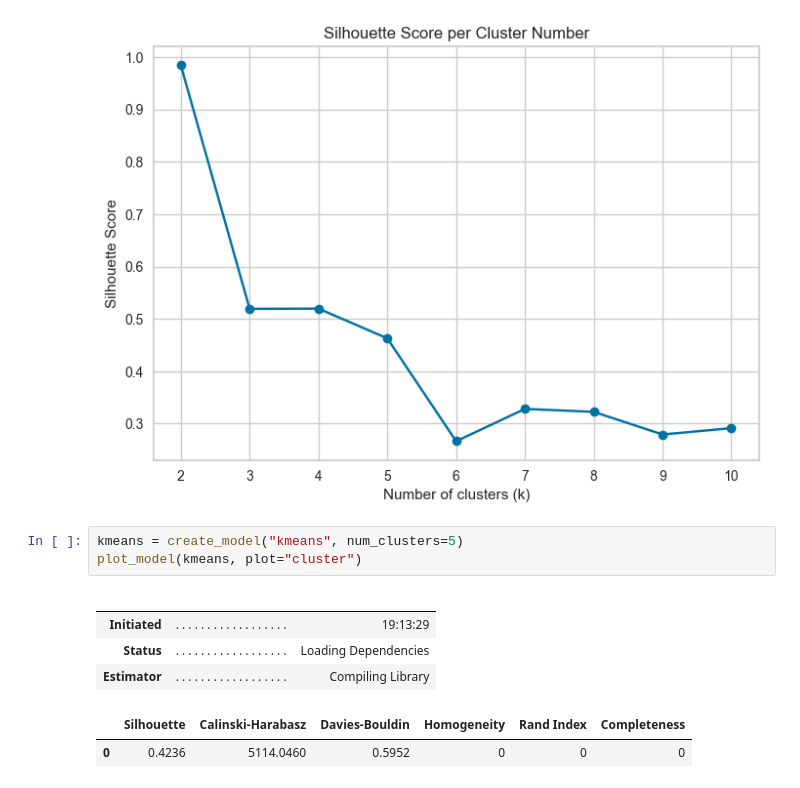
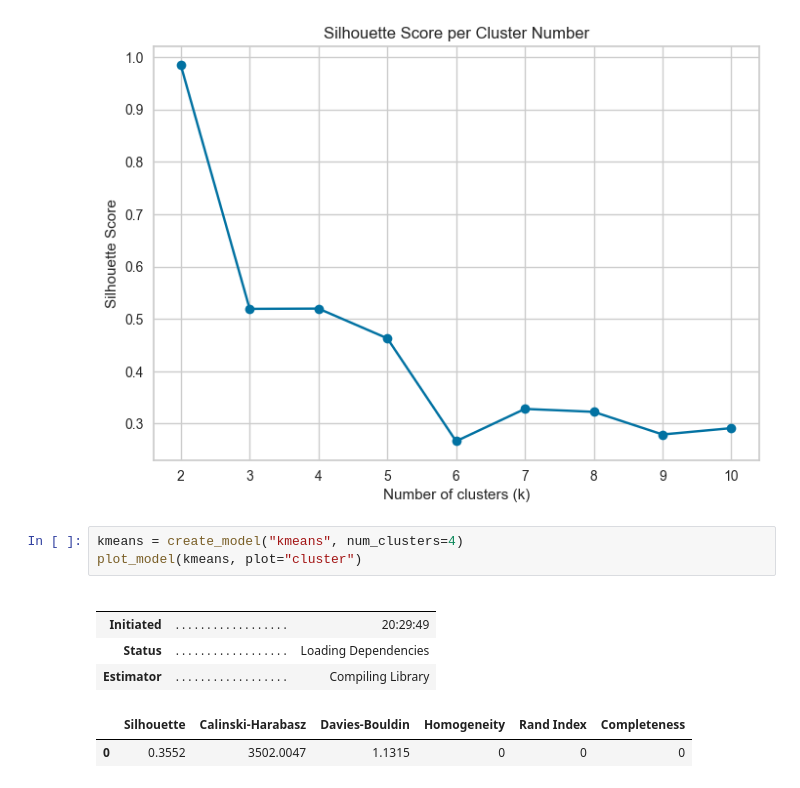
Before and after one commit to hansjarettong/AI221-Project-LendingClub, a Jupyter notebook: 01-Unsupervised Learning.ipynb, the cells around one changed output. Cells and saved outputs as stored; diff of their text form.

```diff
--- a/01-Unsupervised Learning.ipynb
+++ b/01-Unsupervised Learning.ipynb
@@ -472,14 +503,14 @@ plt.show()
 # %% [output]
 [figure]
 # %%
-kmeans = create_model("kmeans", num_clusters=5)
+kmeans = create_model("kmeans", num_clusters=4)
 plot_model(kmeans, plot="cluster")
 # %% [output]
 |  |  |  |
 |  |  |  |
-| Initiated | . . . . . . . . . . . . . . . . . . | 19:13:29 |
+| Initiated | . . . . . . . . . . . . . . . . . . | 20:29:49 |
 | Status | . . . . . . . . . . . . . . . . . . | Loading Dependencies |
 | Estimator | . . . . . . . . . . . . . . . . . . | Compiling Library |
 |  | Silhouette | Calinski-Harabasz | Davies-Bouldin | Homogeneity | Rand Index | Completeness |
-| 0 | 0.4236 | 5114.0460 | 0.5952 | 0 | 0 | 0 |
+| 0 | 0.3552 | 3502.0047 | 1.1315 | 0 | 0 | 0 |
 [interactive output not drawn]
```
Also changed, not shown: parts of 16 cells of this notebook.
